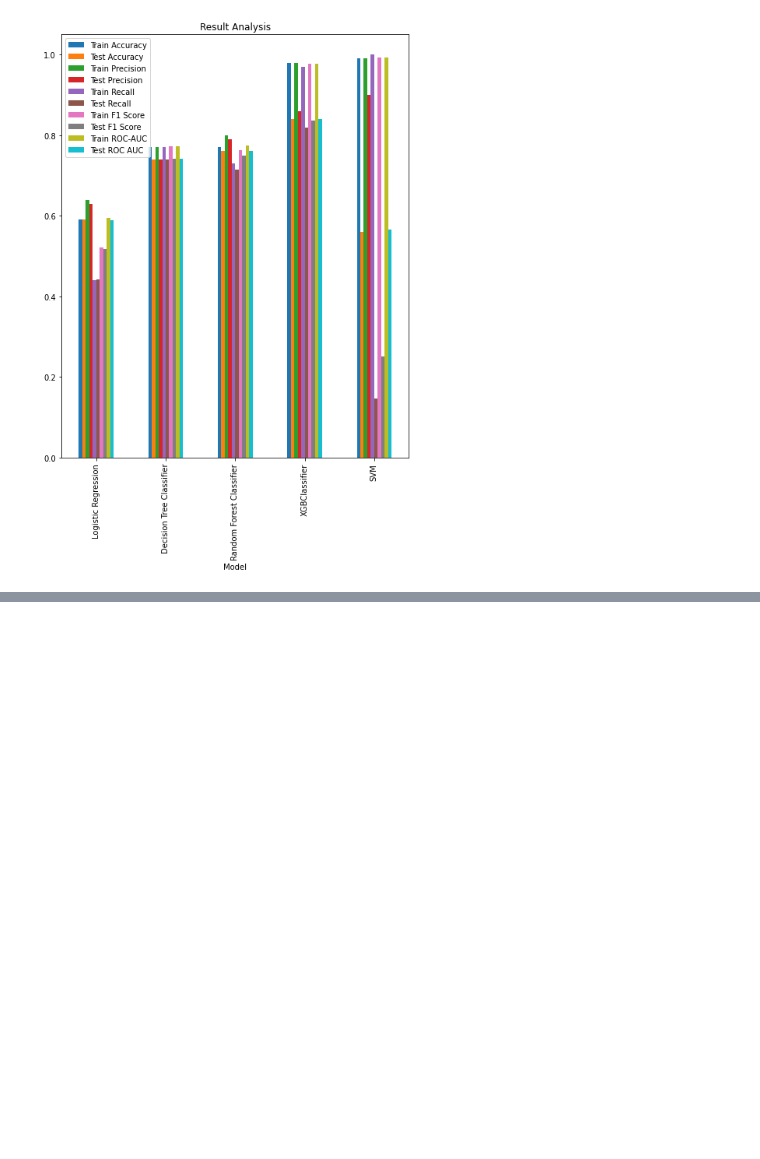
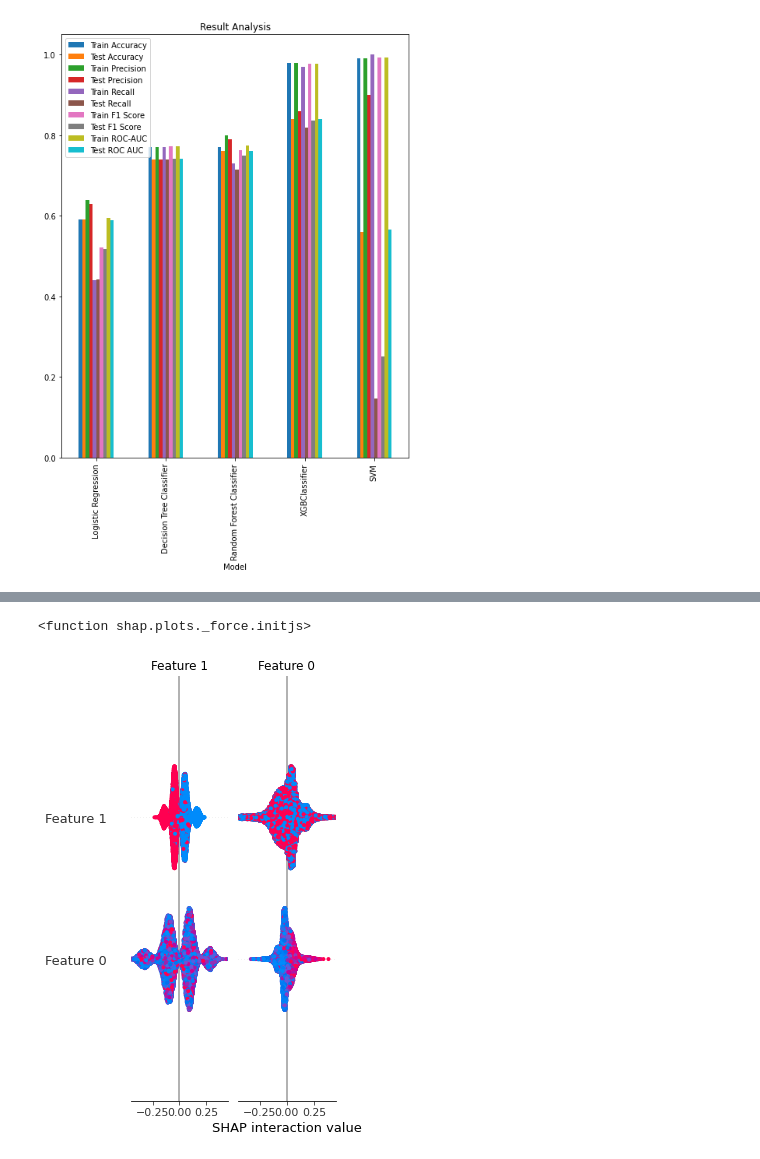
Before and after one commit to Mmbsaksd/Credit-Card-Default-Prediction---Capstone-Project, a Jupyter notebook: Credit_Card_Default_Prediction_Capstone_Project.ipynb, the cells around one changed output, grey strips where cells are left out. Drawn from its saved outputs; the diff is of its cells as text; code cells hidden in the pictures; blank space fills up the shorter version.

```diff
--- a/Credit_Card_Default_Prediction_Capstone_Project.ipynb
+++ b/Credit_Card_Default_Prediction_Capstone_Project.ipynb
@@ -652,0 +657,20 @@ weighted avg       0.63      0.62      0.62     14019
+# %%
+#Model Building
+def create_ann():
+  model_ann = Sequential()
+  model_ann.add(Dense(28, input_shape=(x.shape[1],), activation='relu'))
+  model_ann.add(Dense(28, activation='relu'))
+  model_ann.add(Dense(12,activation='relu'))
+  model_ann.add(Dense(1, activation='sigmoid'))
+  model_ann.summary()
+
+  model_ann.compile(optimizer='Adam',
+                loss='binary_crossentropy',
+                metrics=['accuracy'])
+
+  return model_ann
+
+model_ann = KerasClassifier(build_fn=create_ann)
+# %%
+model_ann = KerasClassifier(build_fn=create_ann)
+model_ann.fit(xtrain,ytrain)
@@ -992,0 +1116,13 @@ Index(['Logistic Regression', 'Decision Tree Classifier',
+# %%
+import shap
+shap.initjs
+# %% [output]
+<function shap.plots._force.initjs>
+# %%
+#Feature importance ploting on Decision Tree
+xtrain= np.array(xtrain).astype(int)
+explainer_train_dt = shap.TreeExplainer(dt)
+shap_values_train_dt = explainer_train_dt(xtrain)
+shap.summary_plot(shap_values_train_dt, plot_type = 'dot')
+# %% [output]
+[figure, added]
```
Also changed, not shown: parts of 18 cells of this notebook.
